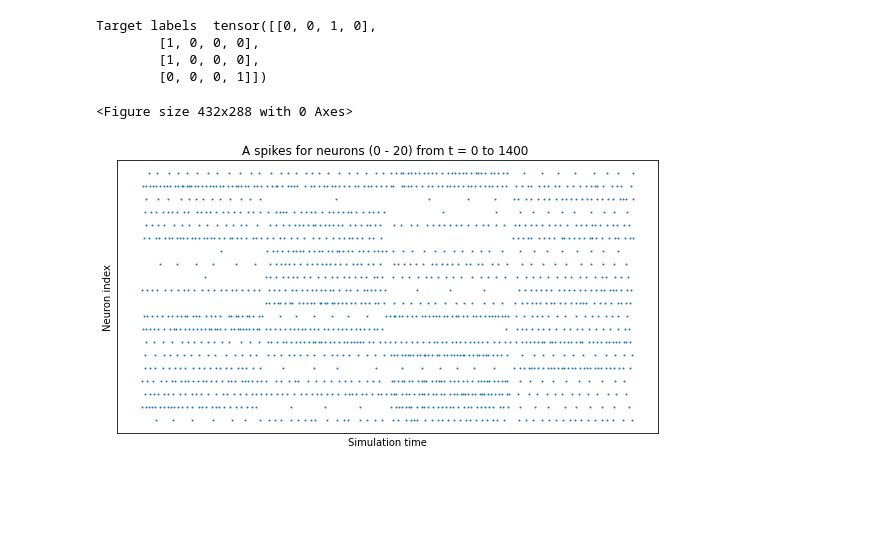
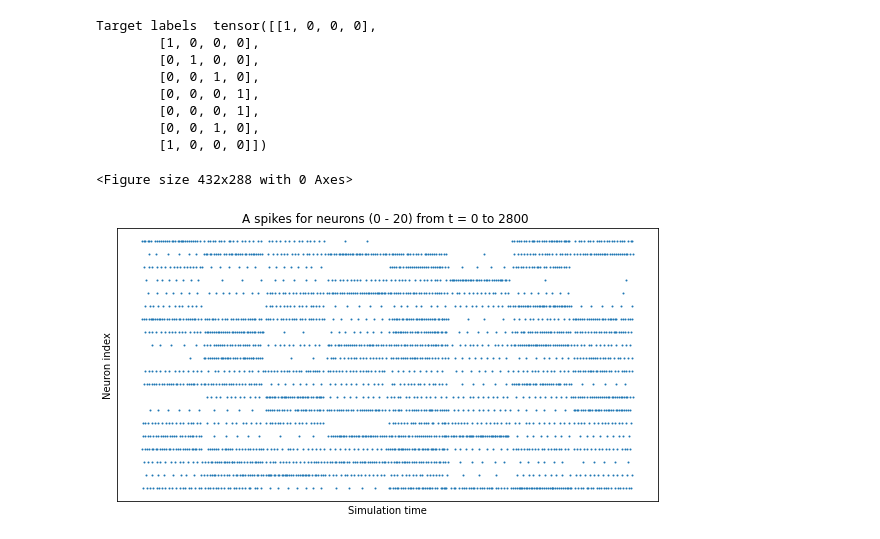
Before and after one commit to aravsi77/spiking_neural_network_thesis, a Jupyter notebook: test_bindsnet_simulation.ipynb, the cells around one changed output. Cells and saved outputs as stored; diff of their text form; code cells hidden in the pictures; blank space fills up the shorter version.

```diff
--- a/test_bindsnet_simulation.ipynb
+++ b/test_bindsnet_simulation.ipynb
@@ -382,25 +379,29 @@ build_network(network=network,nodes=nodes,alpha=alpha,time=time,T_ref=T_ref,tmp=
 # %%
 #create input spike data, where each spike is distributed according poisson distribution
 
 spike_rate = 100 #maximum spike rate in hz
-batch = 4 #batch size
+batch = 8 #batch size
 dt = torch.linspace(0,time-1,time) #the time axis
 ref_spike = torch.exp(-dt/t_mp) ##spike referrence
 
 input_data, y, vary = generate_input(spike_rate,nodes,time,batch,prt_input=True)
 
 #generate the input spike auxilliary activity
 input_spike_aux = torch.zeros(nodes[0],batch)
 #iterate over each data in batch
 for i in range(batch):
     input_spike_aux[:,i] = aux_spike_activity(input_data[i*time:(i*time)+time,:], ref_spike,tmp = 100,T=350,isPlot = False)
 # %% [output]
-Target labels  tensor([[0, 0, 1, 0],
+Target labels  tensor([[1, 0, 0, 0],
         [1, 0, 0, 0],
-        [1, 0, 0, 0],
-        [0, 0, 0, 1]])
+        [0, 1, 0, 0],
+        [0, 0, 1, 0],
+        [0, 0, 0, 1],
+        [0, 0, 0, 1],
+        [0, 0, 1, 0],
+        [1, 0, 0, 0]])
 <Figure size 432x288 with 0 Axes>
-[figure, old version]
+[figure, new version]
 # %%
 #begin the training procedure
 
```
Also changed, not shown: parts of 8 cells of this notebook.
